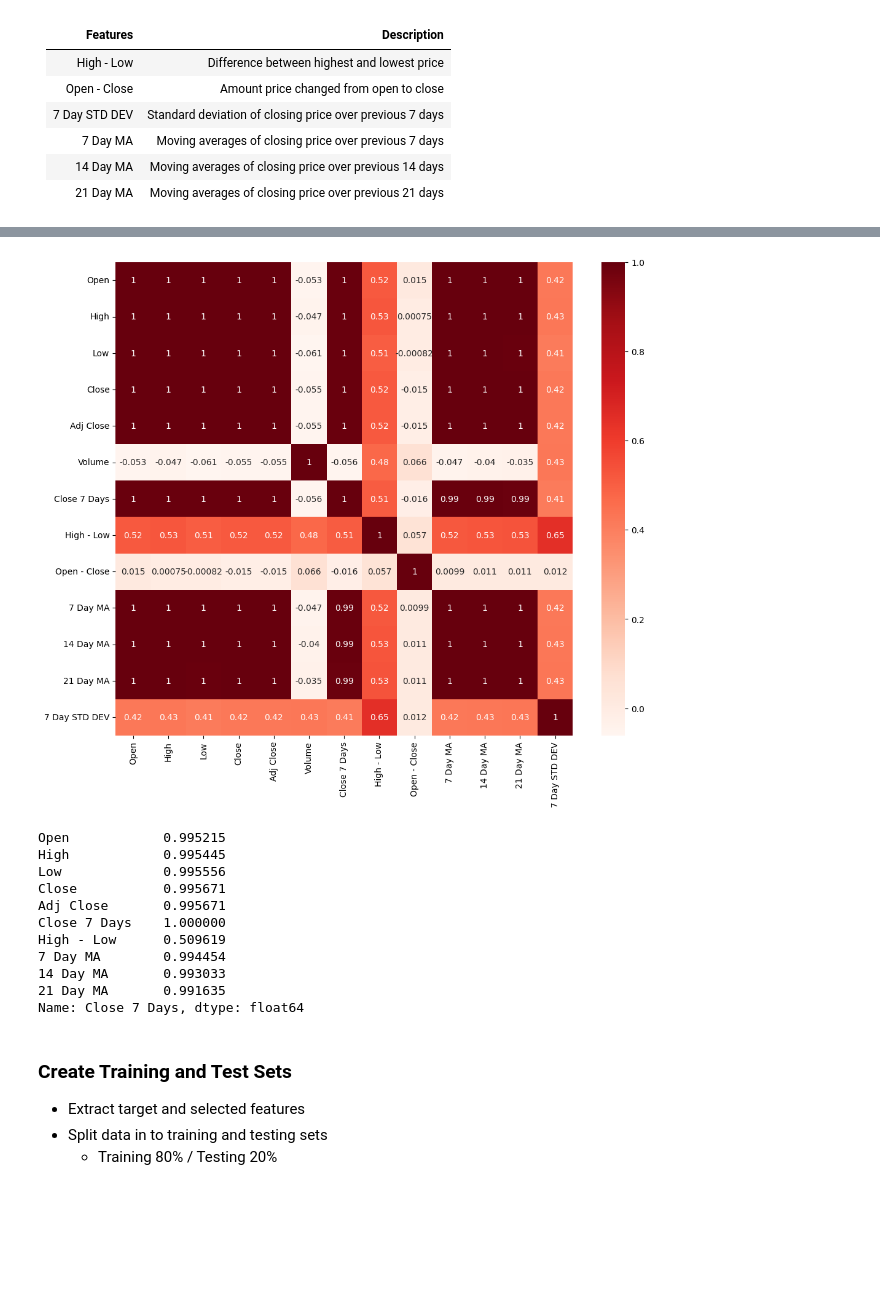
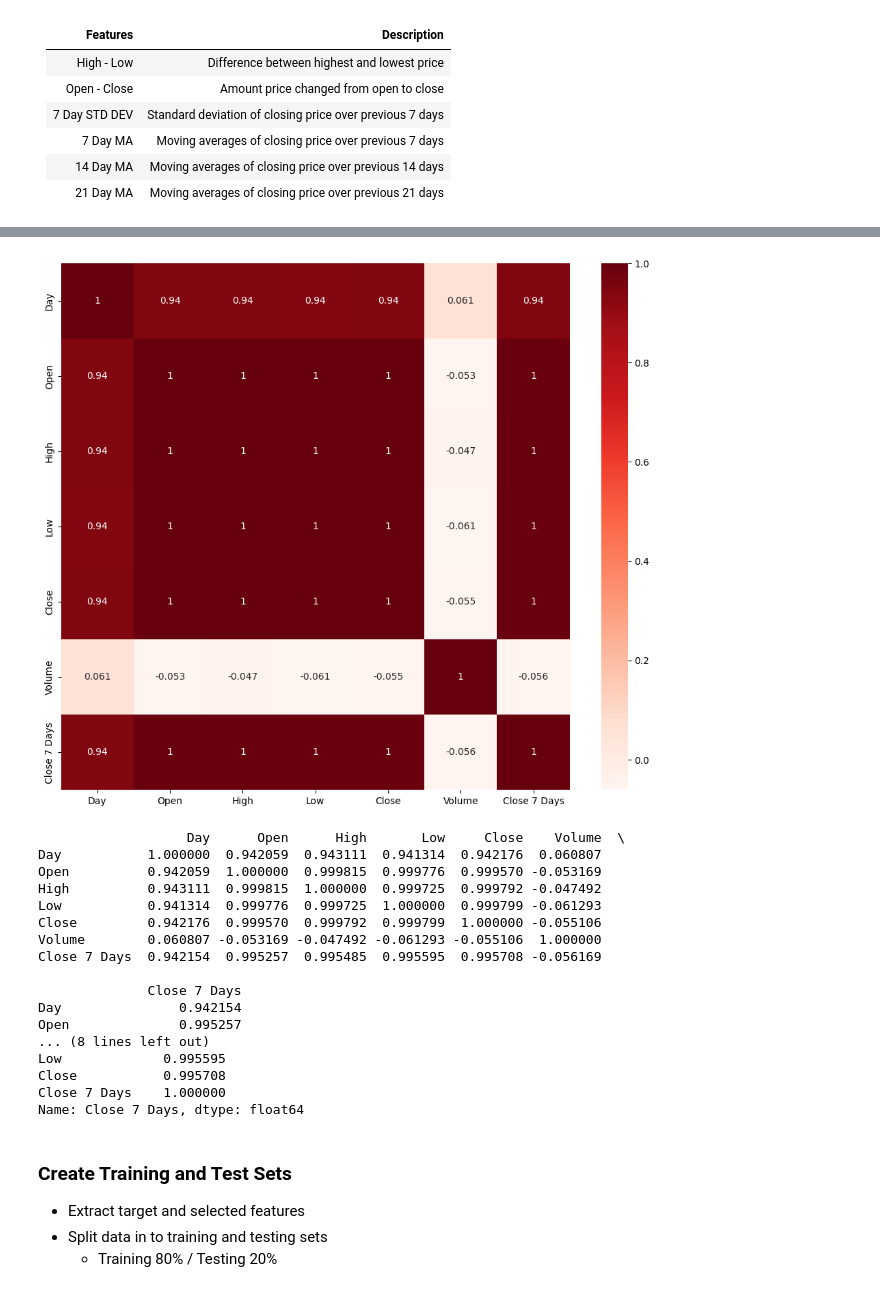
Before and after one commit to shannaw04/ml-stock-predictor, a Jupyter notebook: stock-predictor.ipynb, the cells around one changed output, grey strips where cells are left out. Drawn from its saved outputs; the diff is of its cells as text; code cells hidden in the pictures; blank space fills up the shorter version.

```diff
--- a/stock-predictor.ipynb
+++ b/stock-predictor.ipynb
@@ -72,33 +74,18 @@ from sklearn.metrics import root_mean_squared_error, r2_score
 RANDOM_STATE = 42
 file = "./berkshire_hathaway_data.csv"
 stock_data = pd.read_csv(file)
-
-
 
 # Target is next day's closing price
 # So want to target row i to correspond to row i-1 in feature columns
 # Add a column called next day's close
 stock_data['Close 7 Days'] = stock_data['Close'].shift(-7)
 
+stock_data['Day'] = np.arange(1, len(stock_data.index)+1)
+stock_data = stock_data[['Day', 'Open', 'High', 'Low', 'Close', 'Volume', 'Close 7 Days']]
 
-# Add columns for High Price - Low Price and
-# Closing Price - Opening Price
-stock_data['High - Low'] = stock_data['High'] - stock_data['Low']
-stock_data['Open - Close'] = stock_data['Open'] - stock_data['Close']
-
-# Calculate moving average of closing price over 7 days, 14 days, and
-# 21 days.
-stock_data['7 Day MA'] = stock_data['Close'].rolling(7).mean()
-stock_data['14 Day MA'] = stock_data['Close'].rolling(14).mean()
-stock_data['21 Day MA'] = stock_data['Close'].rolling(21).mean()
-
-# Standard deviation of closing price over 7 days
-stock_data['7 Day STD DEV'] = stock_data['Close'].rolling(7).std()
-
-stock_data = stock_data.drop(columns=['Date'])
 
 # Drop the rows with missing data
 stock_data = stock_data.dropna().reset_index(drop=True)
 
-stock_data.tail(10)
+stock_data.head()
 # %% [output]
@@ -121,34 +134,38 @@ stock_data.tail(10)
 # %%
+#stock_data = stock_data.drop(columns=["Day"])
+
 #Using Pearson Correlation
 plt.figure(figsize=(12,10))
 cor = stock_data.corr()
 sns.heatmap(cor, annot=True, cmap=plt.cm.Reds)
 plt.show()
 
+print(cor)
 
 #Correlation with output variable
 cor_target = abs(cor["Close 7 Days"])
 
 #Selecting highly correlated features
-relevant_features = cor_target[cor_target>0.5]
+relevant_features = cor_target[cor_target>0.75]
 print(relevant_features)
-
-# Drop relevant features that are highly correlated with each other
-relevant_feature_list = ["Close"]
-
-X_relevant = stock_data[relevant_feature_list]
 # %% [output]
-[figure, old version]
+[figure, new version]
-Open            0.995215
-High            0.995445
-Low             0.995556
-Close           0.995671
-Adj Close       0.995671
+                   Day      Open      High       Low     Close    Volume  \
+Day           1.000000  0.942059  0.943111  0.941314  0.942176  0.060807
+Open          0.942059  1.000000  0.999815  0.999776  0.999570 -0.053169
+High          0.943111  0.999815  1.000000  0.999725  0.999792 -0.047492
+Low           0.941314  0.999776  0.999725  1.000000  0.999799 -0.061293
+Close         0.942176  0.999570  0.999792  0.999799  1.000000 -0.055106
+Volume        0.060807 -0.053169 -0.047492 -0.061293 -0.055106  1.000000
+Close 7 Days  0.942154  0.995257  0.995485  0.995595  0.995708 -0.056169
+
+              Close 7 Days
+Day               0.942154
+Open              0.995257
+... (8 lines left out)
+Low             0.995595
+Close           0.995708
 Close 7 Days    1.000000
-High - Low      0.509619
-7 Day MA        0.994454
-14 Day MA       0.993033
-21 Day MA       0.991635
 Name: Close 7 Days, dtype: float64
 # %% [markdown]
 ### Create Training and Test Sets
```
Also changed, not shown: parts of 28 cells of this notebook, 1 other file.
